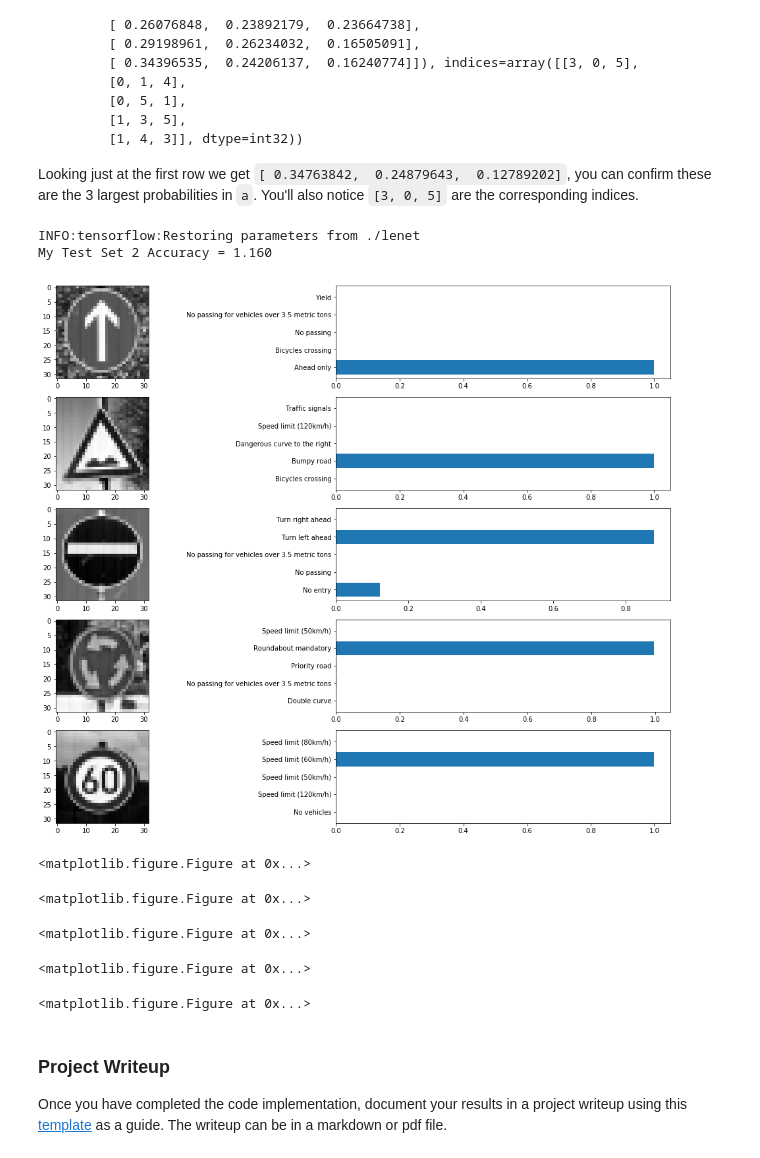
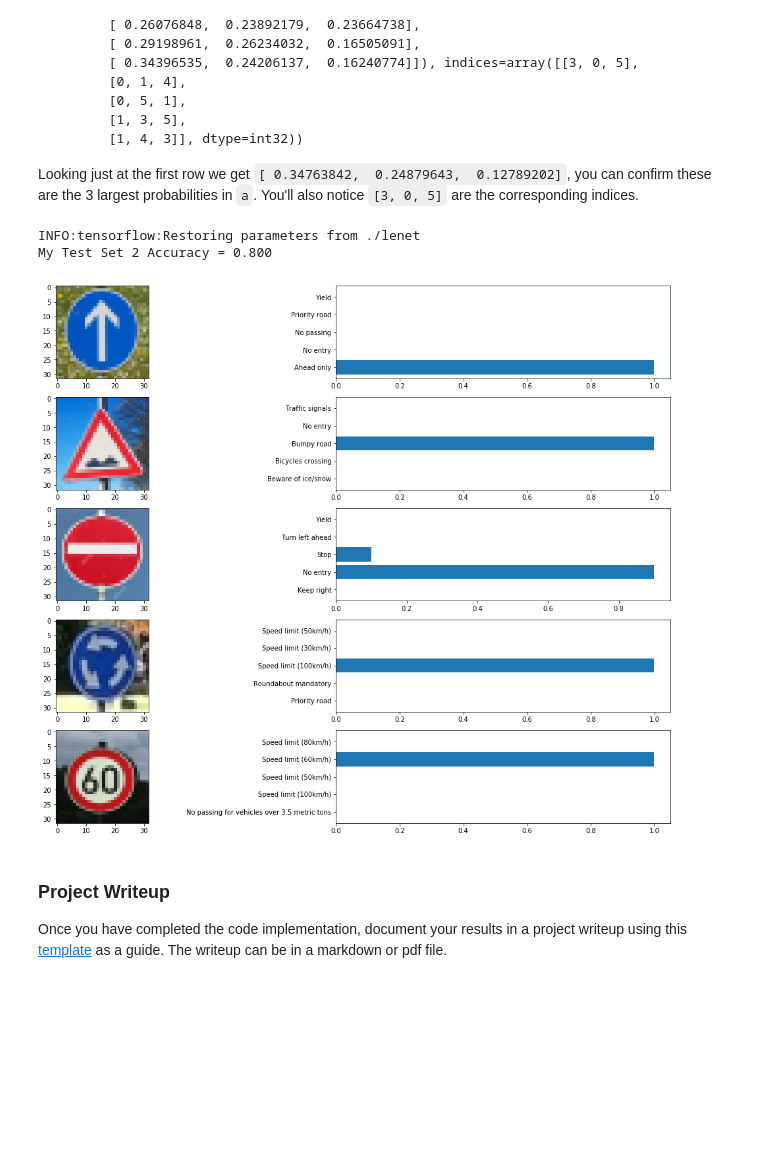
Before and after one commit to damdemir/CarND-Traffic-Sign-Classifier-Project, a Jupyter notebook: Traffic_Sign_Classifier.ipynb, the cells around one changed output. Cells and saved outputs as stored; diff of their text form; code cells hidden in the pictures; blank space fills up the shorter version.

```diff
--- a/Traffic_Sign_Classifier.ipynb
+++ b/Traffic_Sign_Classifier.ipynb
@@ -468,6 +545,7 @@ Model Saved.
 # %%
 #restore lenet
 #test_accuracy_arr = []
+"""
 with tf.Session() as sess:
     sess.run(tf.global_variables_initializer())
     saver2 = tf.train.import_meta_graph('lenet.meta')
@@ -476,4 +554,5 @@ with tf.Session() as sess:
     train_accuracy = evaluate(X_train, y_train)
     print("Test Set Accuracy = {:.3f}".format(test_accuracy))
     print("Train Set Accuracy = {:.3f}".format(train_accuracy))
+    """
 # %% [output]
@@ -499,11 +576,11 @@ import numpy as np
 import matplotlib.pyplot as plt
 
 signs = sorted(glob.glob('german-signs/*.PNG'))
-class_id = np.array([35,22,28,40,3])
+class_id = np.array([35,22,17,40,3])
 imgs = []
 dim = (32,32)
 
-fig, axs = plt.subplots(1,5,figsize=(10, 6))
+fig, axs = plt.subplots(1,5,figsize=(20, 6))
 i = 0;
 for sign in signs:
     img = cv2.cvtColor(cv2.imread(sign), cv2.COLOR_BGR2RGB)
@@ -514,4 +591,5 @@ for sign in signs:
     i = i+1
     #plt.imshow(resized_img)#cv2.cvtColor(resized_img, cv2.COLOR_BGR2RGB))
     #print(resized_img.shape)
+fig.savefig('germanimgs.png')
 # %% [output]
@@ -522,13 +600,13 @@ for sign in signs:
 ### Run the predictions here and use the model to output the prediction for each image.
 ### Make sure to pre-process the images with the same pre-processing pipeline used earlier.
 ### Feel free to use as many code cells as needed.
-
+#imgs = np.sum(imgs/3, axis=3, keepdims=True)
 imgs_processed = preprocess(imgs)
 
 with tf.Session() as sess:
     sess.run(tf.global_variables_initializer())
-    saver3 = tf.train.import_meta_graph('./lenet.meta')
-    saver3.restore(sess, "./lenet")
+    saver = tf.train.import_meta_graph('./lenet.meta')
+    saver.restore(sess, "./lenet")
 
     my_test_accuracy = evaluate(imgs_processed, class_id)
     print("My Test Set Accuracy = {:.3f}".format(my_test_accuracy))
@@ -590,8 +668,8 @@ top_preds_arr = []
 
 with tf.Session() as sess:
     sess.run(tf.global_variables_initializer())
-    saver4 = tf.train.import_meta_graph('./lenet.meta')
-    saver4.restore(sess, "./lenet")
+    saver = tf.train.import_meta_graph('./lenet.meta')
+    saver.restore(sess, "./lenet")
     top_results = sess.run(top_preds, feed_dict={x:imgs_processed, y:class_id})
     top_preds_arr.append((top_results))
 
@@ -599,25 +677,22 @@ with tf.Session() as sess:
     print("My Test Set 2 Accuracy = {:.3f}".format(my_test_accuracy2))
 # %% [output]
 INFO:tensorflow:Restoring parameters from ./lenet
-My Test Set 2 Accuracy = 1.160
+My Test Set 2 Accuracy = 0.800
 # %%
 fig2, axs2 = plt.subplots(5,2,figsize=(20, 15))
 
 i = 0
-for img_processed in imgs_processed:
-    plt.figure()
-    axs2[i][0].imshow(img_processed.squeeze(), cmap='gray')
+for img in imgs:
+    #plt.figure()
+    axs2[i][0].imshow(img)
     labels = [signnames[top_preds_arr[0].indices[i][0]], signnames[top_preds_arr[0].indices[i][1]], signnames[top_preds_arr[0].indices[i][2]], signnames[top_preds_arr[0].indices[i][3]], signnames[top_preds_arr[0].indices[i][4]]]
     values = [top_preds_arr[0].values[i][0], top_preds_arr[0].values[i][1],top_preds_arr[0].values[i][2],top_preds_arr[0].values[i][3],top_preds_arr[0].values[i][4]]
     axs2[i][1].barh(labels, values)
     i=i+1
+
+    fig2.savefig('preds.png')
 # %% [output]
-[figure, old version]
+[figure, new version]
-<matplotlib.figure.Figure at 0x...>
-<matplotlib.figure.Figure at 0x...>
-<matplotlib.figure.Figure at 0x...>
-<matplotlib.figure.Figure at 0x...>
-<matplotlib.figure.Figure at 0x...>
 # %% [markdown]
 ### Project Writeup
 
```
Also changed, not shown: parts of 14 cells of this notebook, 4 other files.
